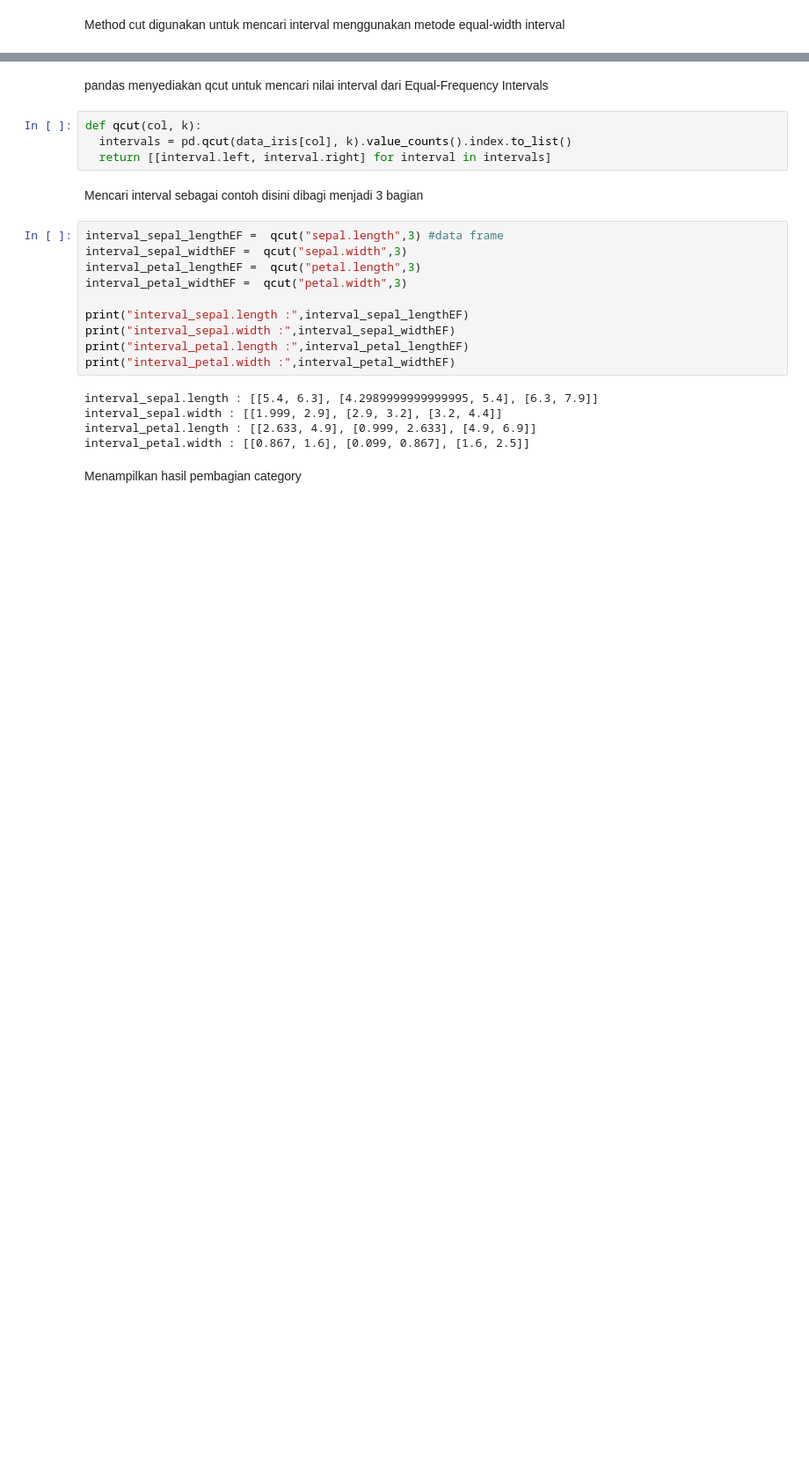
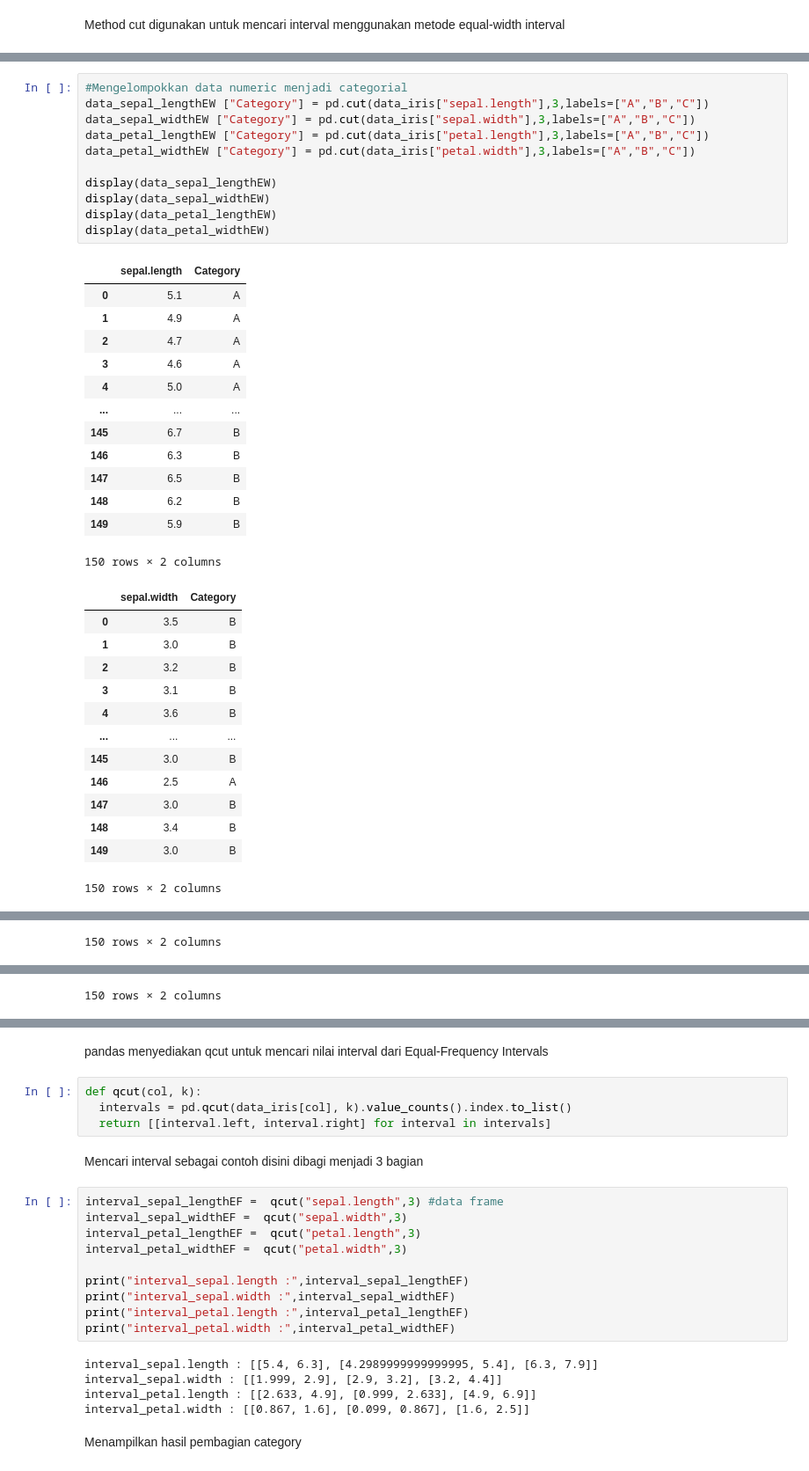
Before and after one commit to AriAndiM/datamining2, a Jupyter notebook: _sources/tugas 2.ipynb, the cells around one changed output, grey strips where cells are left out. Shown: that part at 88% size. Drawn from its saved outputs; the diff is of its cells as text; blank space fills up the shorter version.

```diff
--- a/_sources/tugas 2.ipynb
+++ b/_sources/tugas 2.ipynb
@@ -151,0 +44,38 @@ display(data_petal_widthEW)
+# %%
+#Mengelompokkan data numeric menjadi categorial
+data_sepal_lengthEW ["Category"] = pd.cut(data_iris["sepal.length"],3,labels=["A","B","C"])
+data_sepal_widthEW ["Category"] = pd.cut(data_iris["sepal.width"],3,labels=["A","B","C"])
+data_petal_lengthEW ["Category"] = pd.cut(data_iris["petal.length"],3,labels=["A","B","C"])
+data_petal_widthEW ["Category"] = pd.cut(data_iris["petal.width"],3,labels=["A","B","C"])
+
+display(data_sepal_lengthEW)
+display(data_sepal_widthEW)
+display(data_petal_lengthEW)
+display(data_petal_widthEW)
+# %% [output]
+|  | sepal.length | Category |
+| 0 | 5.1 | A |
+| 1 | 4.9 | A |
+| 2 | 4.7 | A |
+| 3 | 4.6 | A |
+| 4 | 5.0 | A |
+| ... | ... | ... |
+| 145 | 6.7 | B |
+| 146 | 6.3 | B |
+| 147 | 6.5 | B |
+| 148 | 6.2 | B |
+| 149 | 5.9 | B |
+150 rows × 2 columns
+|  | sepal.width | Category |
+| 0 | 3.5 | B |
+| 1 | 3.0 | B |
+| 2 | 3.2 | B |
+| 3 | 3.1 | B |
+| 4 | 3.6 | B |
+| ... | ... | ... |
+| 145 | 3.0 | B |
+| 146 | 2.5 | A |
+| 147 | 3.0 | B |
+| 148 | 3.4 | B |
+| 149 | 3.0 | B |
+150 rows × 2 columns
@@ -151,0 +94 @@ display(data_petal_widthEW)
+150 rows × 2 columns
@@ -152 +107,2 @@ display(data_petal_widthEW)
+150 rows × 2 columns
 # %%
```
Also changed, not shown: parts of 13 cells of this notebook, 10 other files.
